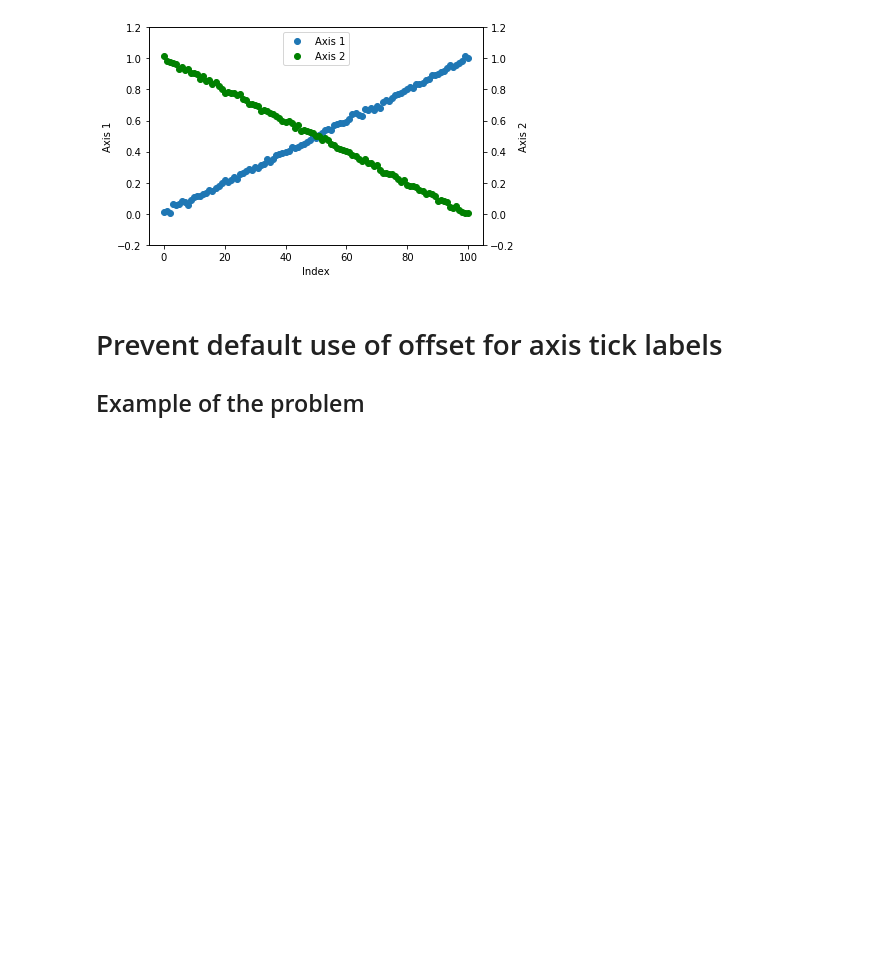
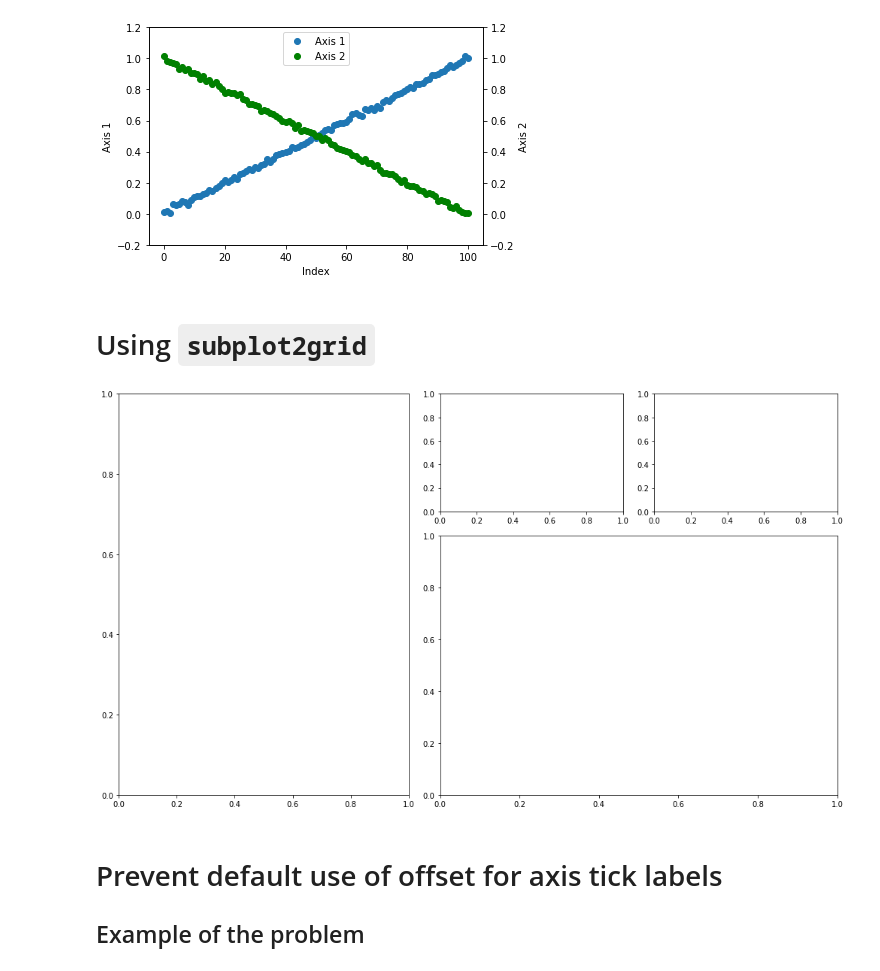
Before and after one commit to gregnordin/notes_to_self, a Jupyter notebook: python/matplotlib_notes.ipynb, the cells around one changed output. Cells and saved outputs as stored; diff of their text form; code cells hidden in the pictures; blank space fills up the shorter version.

```diff
--- a/python/matplotlib_notes.ipynb
+++ b/python/matplotlib_notes.ipynb
@@ -84,6 +89,17 @@ ax2.legend(lines + lines2, labels + labels2, loc='upper center')
 # %% [output]
 <matplotlib.legend.Legend at 0x...>
 [figure]
+# %% [markdown]
+# Using `subplot2grid`
+# %%
+fig = plt.figure(figsize=(14,8))
+ax1 = plt.subplot2grid((3, 7), (0, 0), colspan=3, rowspan=3)
+ax2 = plt.subplot2grid((3, 7), (0, 3), colspan=2)
+ax3 = plt.subplot2grid((3, 7), (0, 5), colspan=2)
+ax4 = plt.subplot2grid((3, 7), (1, 3), colspan=4, rowspan=2)
+plt.tight_layout()
+# %% [output]
+[figure, added]
 # %% [markdown]
 # Prevent default use of offset for axis tick labels
 
```
Also changed, not shown: parts of 1 cell of this notebook.
